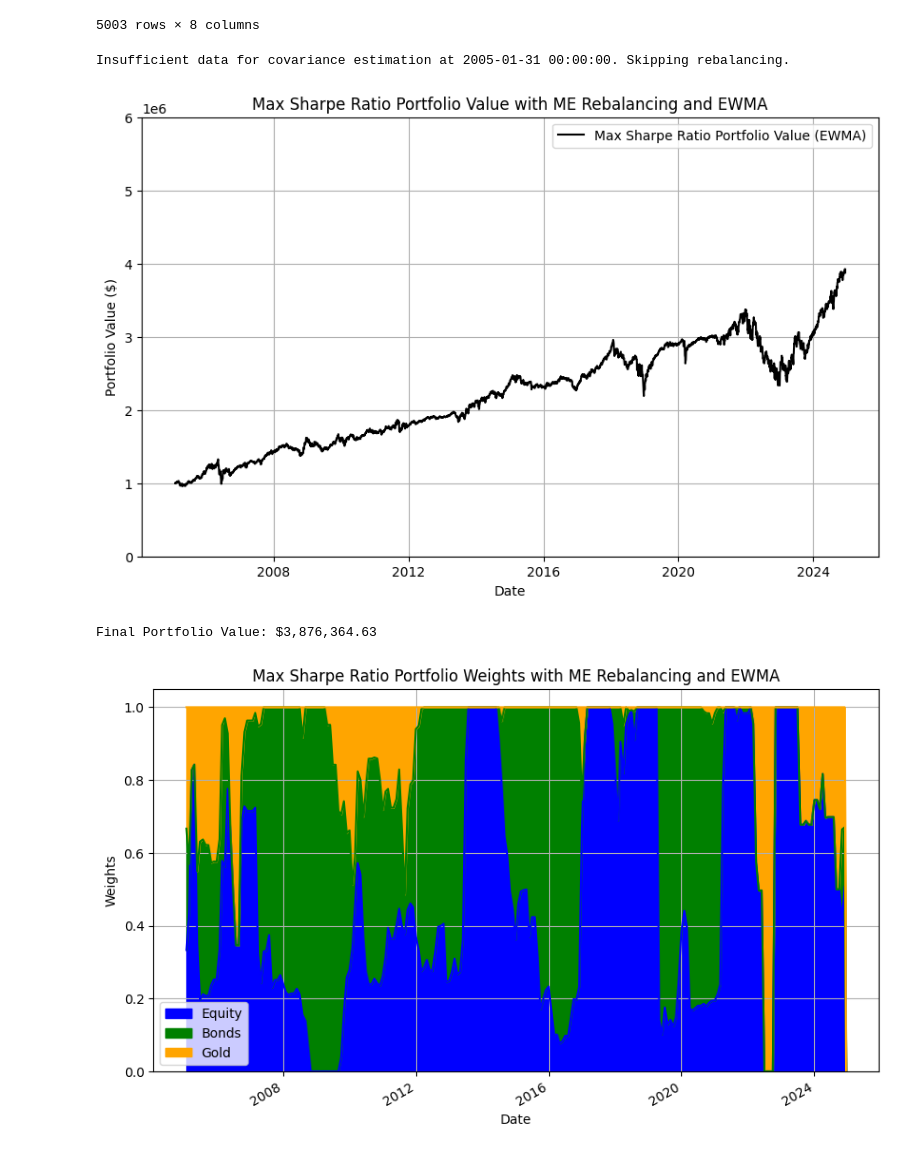
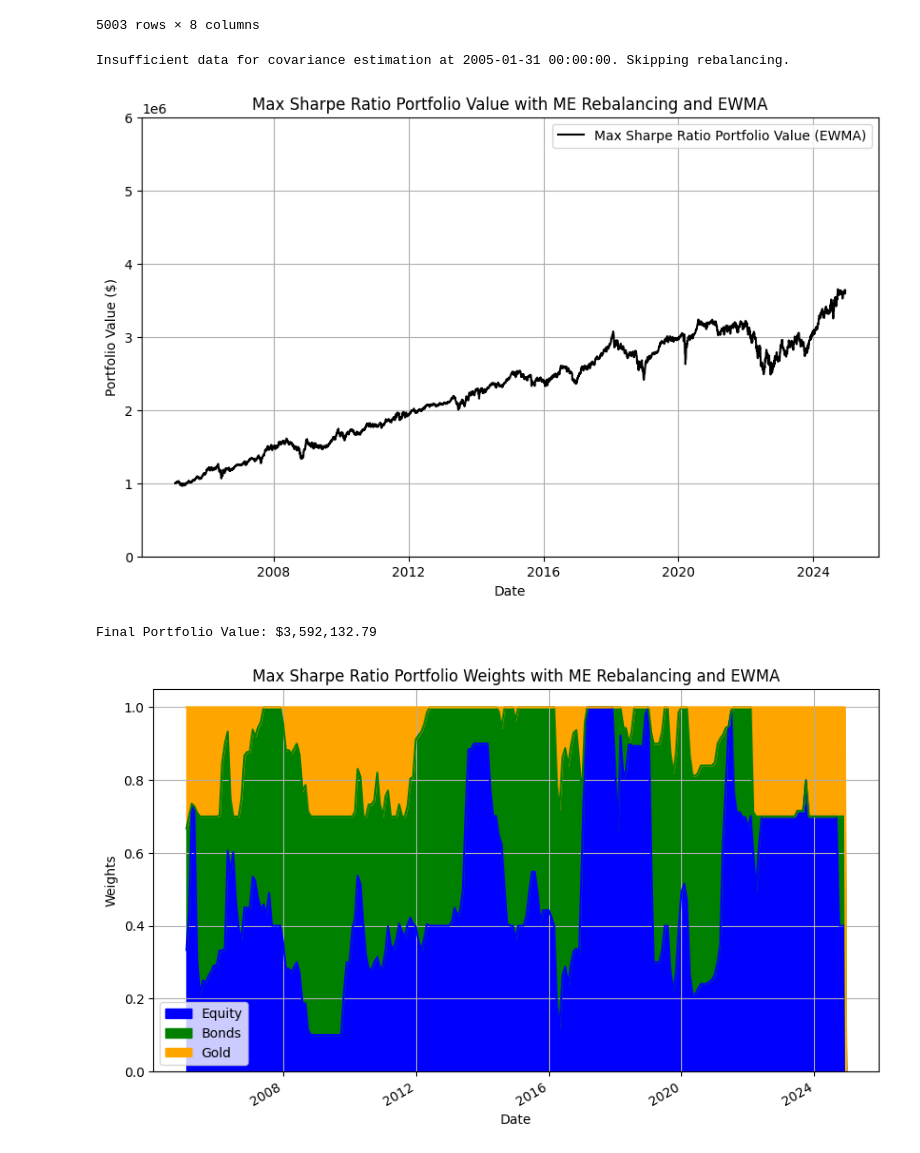
Before and after one commit to plaishev/asset_mgmt_seminar, a Jupyter notebook: Max_Sharpe_EWMA.ipynb, the cells around one changed output. Saved outputs shown, nothing was run; the diff lists cells and outputs as text; code cells hidden in the pictures.

```diff
--- a/Max_Sharpe_EWMA.ipynb
+++ b/Max_Sharpe_EWMA.ipynb
@@ -166,7 +166,7 @@ def max_sharpe_construction(returns, rebalance_frequency):
             mean_returns = cov_data.mean()
             cov_matrix = cov_data.cov().values
 
-            bounds = [(0, 1) for _ in range(n_assets)]
+            bounds = [(0, 0.3) for _ in range(n_assets)]
             cons = {'type': 'eq', 'fun': total_weight_constraint}
             res = max_sharpe_optimizer(mean_returns, cov_matrix, w0, bounds, cons)
 
@@ -212,36 +212,36 @@ def max_sharpe_construction(returns, rebalance_frequency):
     return portfolio_val, portfolio_weights, asset_vals, tx_costs, turnover_series
 
 # Function Call and Plotting
 portfolio_val, portfolio_weights, asset_vals, tx_costs, turnover_series = max_sharpe_construction(returns, rebalance_frequency)
 
 plt.figure(figsize=(10,6))
 plt.plot(portfolio_val, label='Max Sharpe Ratio Portfolio Value (EWMA)', color='black')
 plt.title(f'Max Sharpe Ratio Portfolio Value with {rebalance_frequency} Rebalancing and EWMA')
 plt.xlabel('Date')
 plt.ylabel('Portfolio Value ($)')
 plt.ylim(0, 6000000)
 plt.legend()
 plt.grid(True)
 plt.show()
 
 print(f"Final Portfolio Value: ${portfolio_val.iloc[-1]:,.2f}")
 
 # Grouped weights plot
 grouped_weights = pd.DataFrame(index=portfolio_weights.index)
 grouped_weights['Equity'] = portfolio_weights[['Japan', 'APACxJapan', 'Europe', 'LatAm', 'US']].sum(axis=1)
 grouped_weights['Bonds'] = portfolio_weights[['T-Bills_7_10', 'T-Bills_20']].sum(axis=1)
 grouped_weights['Gold'] = portfolio_weights['Gold']
 grouped_weights.plot(figsize=(10,6), kind='area', stacked=True, color=['blue','green','orange'])
 plt.title(f'Max Sharpe Ratio Portfolio Weights with {rebalance_frequency} Rebalancing and EWMA')
 plt.xlabel('Date')
 plt.ylabel('Weights')
 plt.grid(True)
 plt.show()
 # %% [output]
 Insufficient data for covariance estimation at 2005-01-31 00:00:00. Skipping rebalancing.
-[figure, old version]
+[figure, new version]
-Final Portfolio Value: $3,876,364.63
+Final Portfolio Value: $3,592,132.79
-[figure, old version]
+[figure, new version]
 # %%
 #### Max Div Portfolio Analytics #### ver 3.0
 
```
Also changed, not shown: parts of 1 cell of this notebook.
